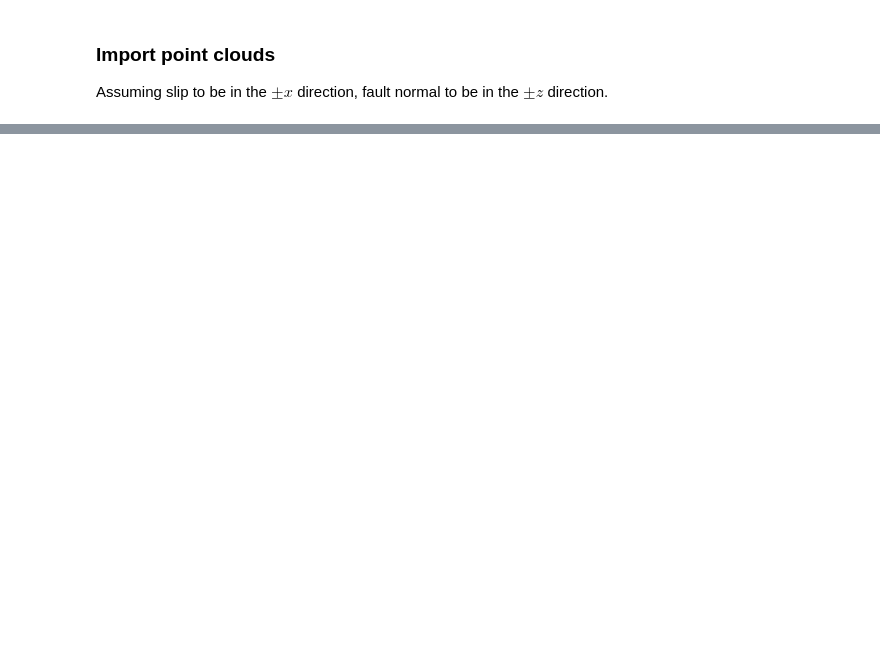
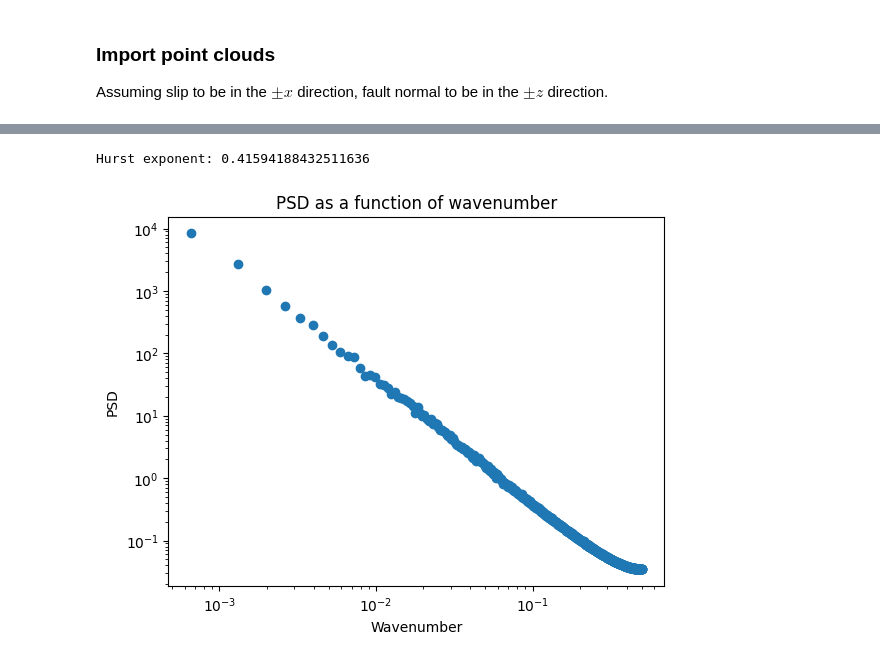
Before and after one commit to LekiYak/mcgill-natural-faults, a Jupyter notebook: src/psd_analysis.ipynb, the cells around one changed output, grey strips where cells are left out. Cells and saved outputs as stored; diff of their text form; code cells hidden in the pictures; blank space fills up the shorter version.

```diff
--- a/src/psd_analysis.ipynb
+++ b/src/psd_analysis.ipynb
@@ -55,0 +121,6 @@ def psd(data_array):
+# %%
+wavenumber, psd_data = psd(gridded_data) # Calculate the PSD data
+plot_psd_log(wavenumber, psd_data) # Plot the PSD data
+# %% [output]
+Hurst exponent: 0.41594188432511636
+[figure, added]
```
Also changed, not shown: parts of 8 cells of this notebook.
